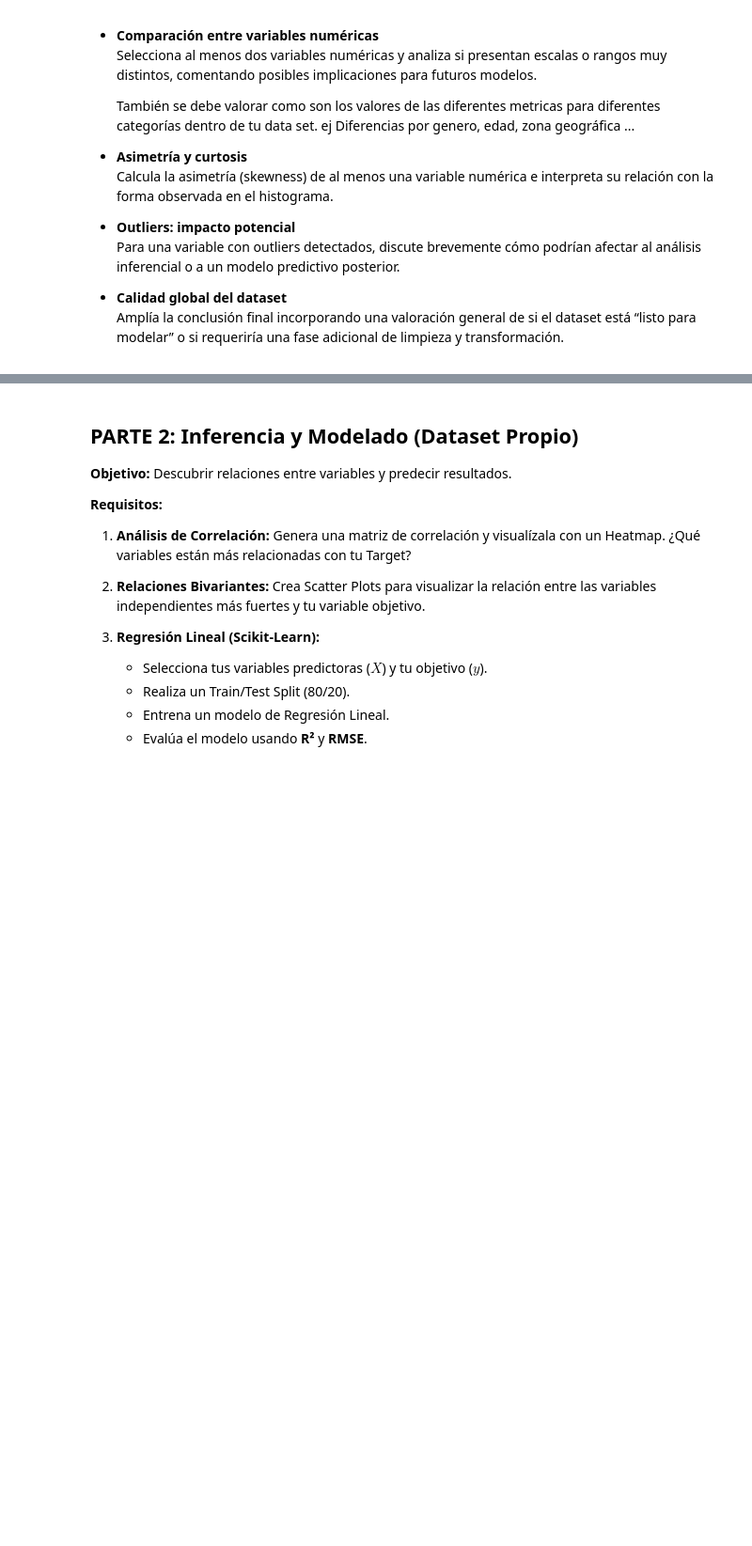
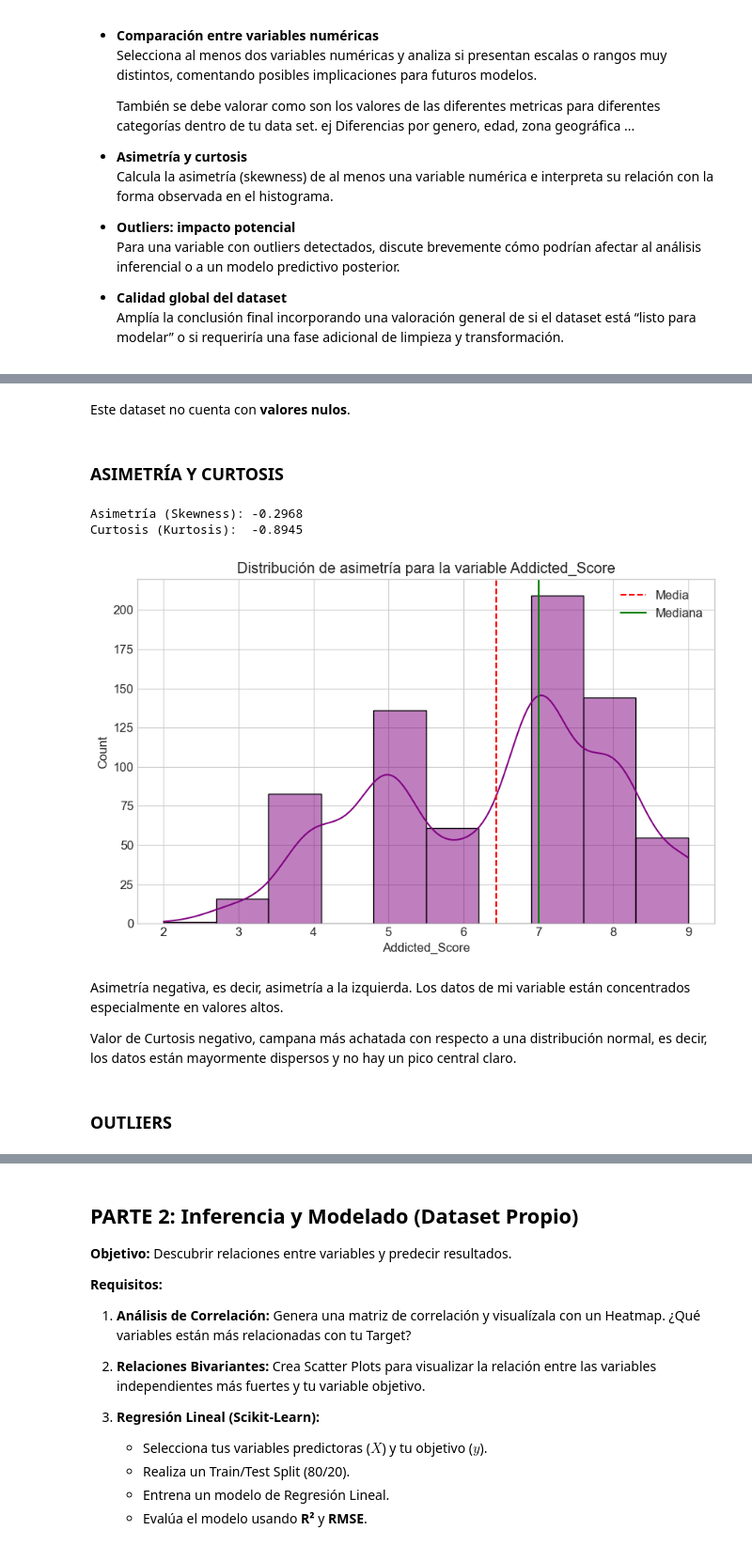
Before and after one commit to viictorhp/Proyecto-Estadistica-EvolveAcademy, a Jupyter notebook: PracticaEstadistica__apellidos_nombre_.ipynb, the cells around one changed output, grey strips where cells are left out. Shown at 94% size. Drawn from its saved outputs; the diff is of its cells as text; code cells hidden in the pictures; blank space fills up the shorter version.

```diff
--- a/PracticaEstadistica__apellidos_nombre_.ipynb
+++ b/PracticaEstadistica__apellidos_nombre_.ipynb
@@ -32,3 +44,8 @@ Antes de comenzar, busca un dataset en [Kaggle](https://www.kaggle.com/) o una f
+# %%
+# Configuración visual para mantener la consistencia
+plt.style.use('seaborn-v0_8-whitegrid')
+plt.rcParams['figure.figsize'] = [10, 6]
+plt.rcParams['font.size'] = 12
 # %% [markdown]
 ## PARTE 1: Análisis Descriptivo (Dataset Propio)
 
@@ -86,0 +208,33 @@ Hello
+# %% [markdown]
+Este dataset no cuenta con **valores nulos**.
+# %% [markdown]
+### ASIMETRÍA Y CURTOSIS
+# %%
+# 1. Valores numéricos
+asimetria = df['Addicted_Score'].skew()
+curtosis = df['Addicted_Score'].kurt()
+
+print(f"Asimetría (Skewness): {asimetria:.4f}")
+print(f"Curtosis (Kurtosis):  {curtosis:.4f}")
+
+# 2. Genero el histograma con la curva de densidad
+plt.figure(figsize=(10, 6))
+sns.histplot(df['Addicted_Score'], kde=True, color='purple', bins=10)
+
+# Añado líneas verticales para la Media y la Mediana, para facilitar la visualización de la asimetría
+plt.axvline(df['Addicted_Score'].mean(), color='red', linestyle='--', label='Media')
+plt.axvline(df['Addicted_Score'].median(), color='green', linestyle='-', label='Mediana')
+
+plt.title('Distribución de asimetría para la variable Addicted_Score')
+plt.legend()
+plt.show()
+# %% [output]
+Asimetría (Skewness): -0.2968
+Curtosis (Kurtosis):  -0.8945
+[figure, added]
+# %% [markdown]
+Asimetría negativa, es decir, asimetría a la izquierda. Los datos de mi variable están concentrados especialmente en valores altos.
+
+Valor de Curtosis negativo, campana más achatada con respecto a una distribución normal, es decir, los datos están mayormente dispersos y no hay un pico central claro.
+# %% [markdown]
+### OUTLIERS
```
Also changed, not shown: parts of 69 cells of this notebook.
